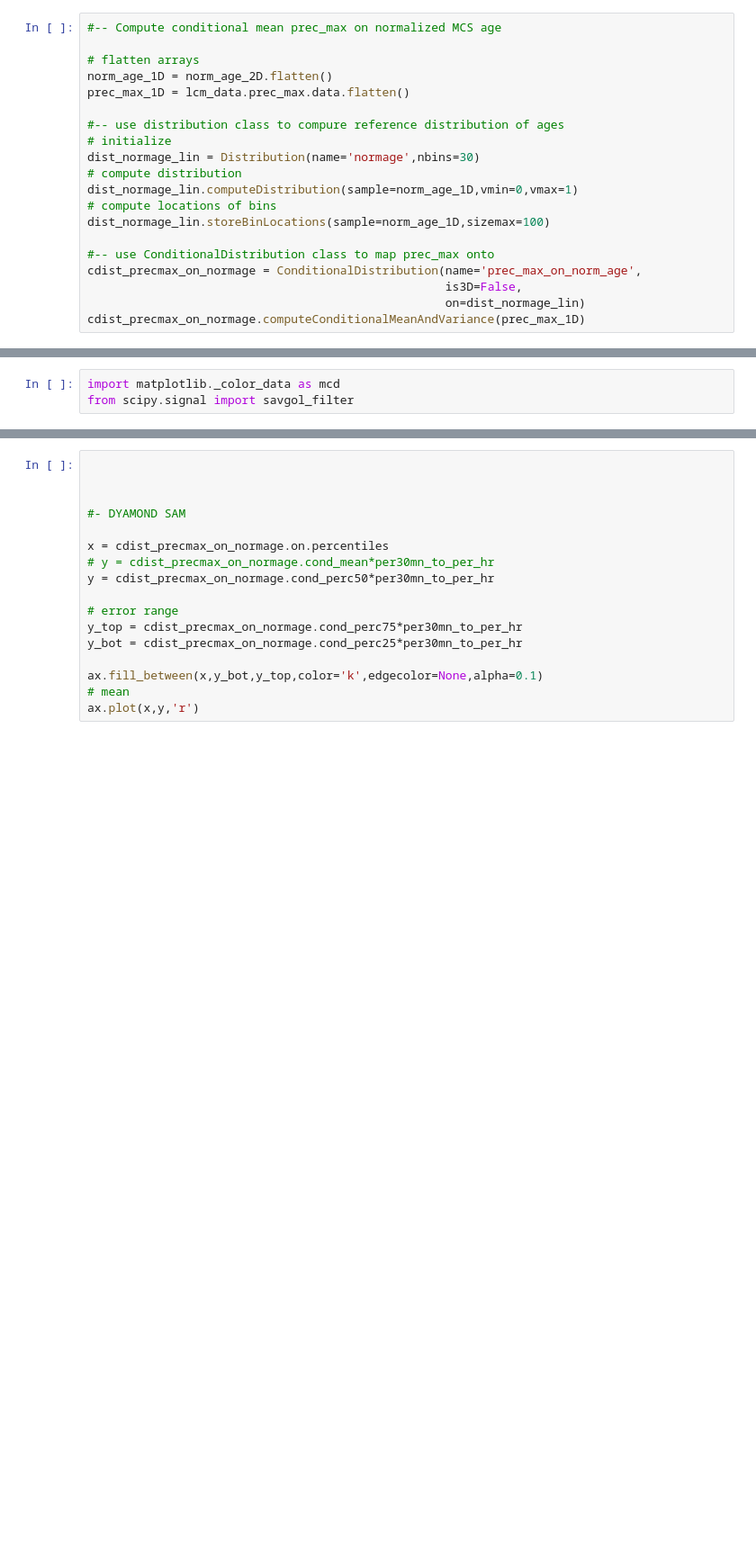
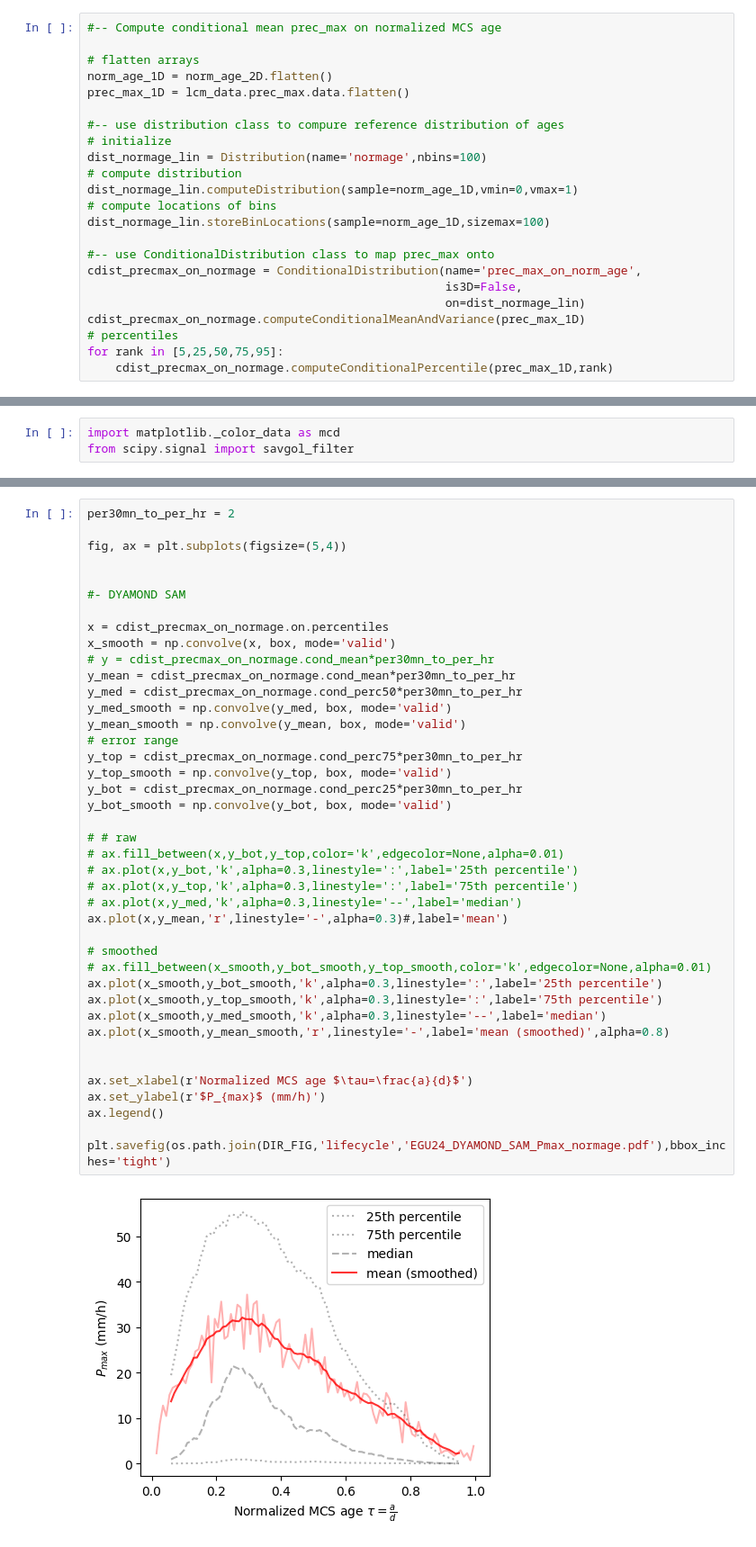
Before and after one commit to bfildier/explore-multiscale-extremes, a Jupyter notebook: scripts/plot_EGU2024.ipynb, the cells around one changed output, grey strips where cells are left out. Shown at 90% size. Saved outputs shown, nothing was run; the diff lists cells and outputs as text; blank space fills up the shorter version.

Commit message:
EGU24 lifecycle DYAMOND

```diff
--- a/scripts/plot_EGU2024.ipynb
+++ b/scripts/plot_EGU2024.ipynb
@@ -172,7 +172,7 @@ prec_max_1D = lcm_data.prec_max.data.flatten()
 
 #-- use distribution class to compure reference distribution of ages
 # initialize
-dist_normage_lin = Distribution(name='normage',nbins=30)
+dist_normage_lin = Distribution(name='normage',nbins=100)
 # compute distribution
 dist_normage_lin.computeDistribution(sample=norm_age_1D,vmin=0,vmax=1)
 # compute locations of bins
@@ -183,6 +183,9 @@ cdist_precmax_on_normage = ConditionalDistribution(name='prec_max_on_norm_age',
                                                    is3D=False,
                                                    on=dist_normage_lin)
 cdist_precmax_on_normage.computeConditionalMeanAndVariance(prec_max_1D)
+# percentiles
+for rank in [5,25,50,75,95]:
+    cdist_precmax_on_normage.computeConditionalPercentile(prec_max_1D,rank)
 # %%
 for rank in [5,25,50,75,95]:
     cdist_precmax_on_normage.computeConditionalPercentile(prec_max_1D,rank)
@@ -247,18 +249,44 @@ plt.savefig(os.path.join(DIR_FIG,'lifecycle','EGU24_RCEMIP_Pmax_normage.pdf'),bb
 [figure]
 # %%
+per30mn_to_per_hr = 2
 
+fig, ax = plt.subplots(figsize=(5,4))
 
 
 #- DYAMOND SAM
 
 x = cdist_precmax_on_normage.on.percentiles
+x_smooth = np.convolve(x, box, mode='valid')
 # y = cdist_precmax_on_normage.cond_mean*per30mn_to_per_hr
-y = cdist_precmax_on_normage.cond_perc50*per30mn_to_per_hr
-
+y_mean = cdist_precmax_on_normage.cond_mean*per30mn_to_per_hr
+y_med = cdist_precmax_on_normage.cond_perc50*per30mn_to_per_hr
+y_med_smooth = np.convolve(y_med, box, mode='valid')
+y_mean_smooth = np.convolve(y_mean, box, mode='valid')
 # error range
 y_top = cdist_precmax_on_normage.cond_perc75*per30mn_to_per_hr
+y_top_smooth = np.convolve(y_top, box, mode='valid')
 y_bot = cdist_precmax_on_normage.cond_perc25*per30mn_to_per_hr
+y_bot_smooth = np.convolve(y_bot, box, mode='valid')
 
-ax.fill_between(x,y_bot,y_top,color='k',edgecolor=None,alpha=0.1)
-# mean
-ax.plot(x,y,'r')
+# # raw
+# ax.fill_between(x,y_bot,y_top,color='k',edgecolor=None,alpha=0.01)
+# ax.plot(x,y_bot,'k',alpha=0.3,linestyle=':',label='25th percentile')
+# ax.plot(x,y_top,'k',alpha=0.3,linestyle=':',label='75th percentile')
+# ax.plot(x,y_med,'k',alpha=0.3,linestyle='--',label='median')
+ax.plot(x,y_mean,'r',linestyle='-',alpha=0.3)#,label='mean')
+
+# smoothed
+# ax.fill_between(x_smooth,y_bot_smooth,y_top_smooth,color='k',edgecolor=None,alpha=0.01)
+ax.plot(x_smooth,y_bot_smooth,'k',alpha=0.3,linestyle=':',label='25th percentile')
+ax.plot(x_smooth,y_top_smooth,'k',alpha=0.3,linestyle=':',label='75th percentile')
+ax.plot(x_smooth,y_med_smooth,'k',alpha=0.3,linestyle='--',label='median')
+ax.plot(x_smooth,y_mean_smooth,'r',linestyle='-',label='mean (smoothed)',alpha=0.8)
+
+
+ax.set_xlabel(r'Normalized MCS age $\tau=\frac{a}{d}$')
+ax.set_ylabel(r'$P_{max}$ (mm/h)')
+ax.legend()
+
+plt.savefig(os.path.join(DIR_FIG,'lifecycle','EGU24_DYAMOND_SAM_Pmax_normage.pdf'),bbox_inches='tight')
+# %% [output]
+[figure, added]
```
Also changed, not shown: parts of 1 cell of this notebook, 1 other file.
